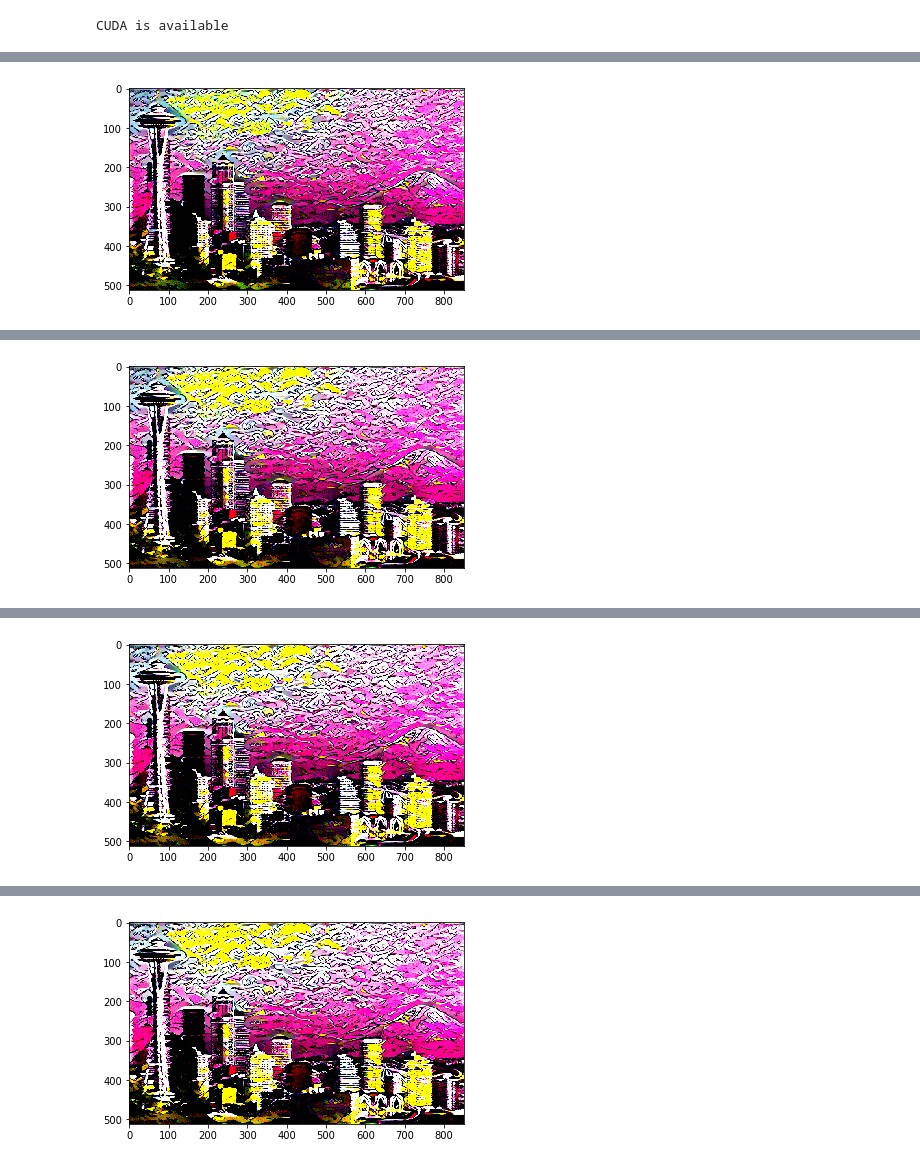
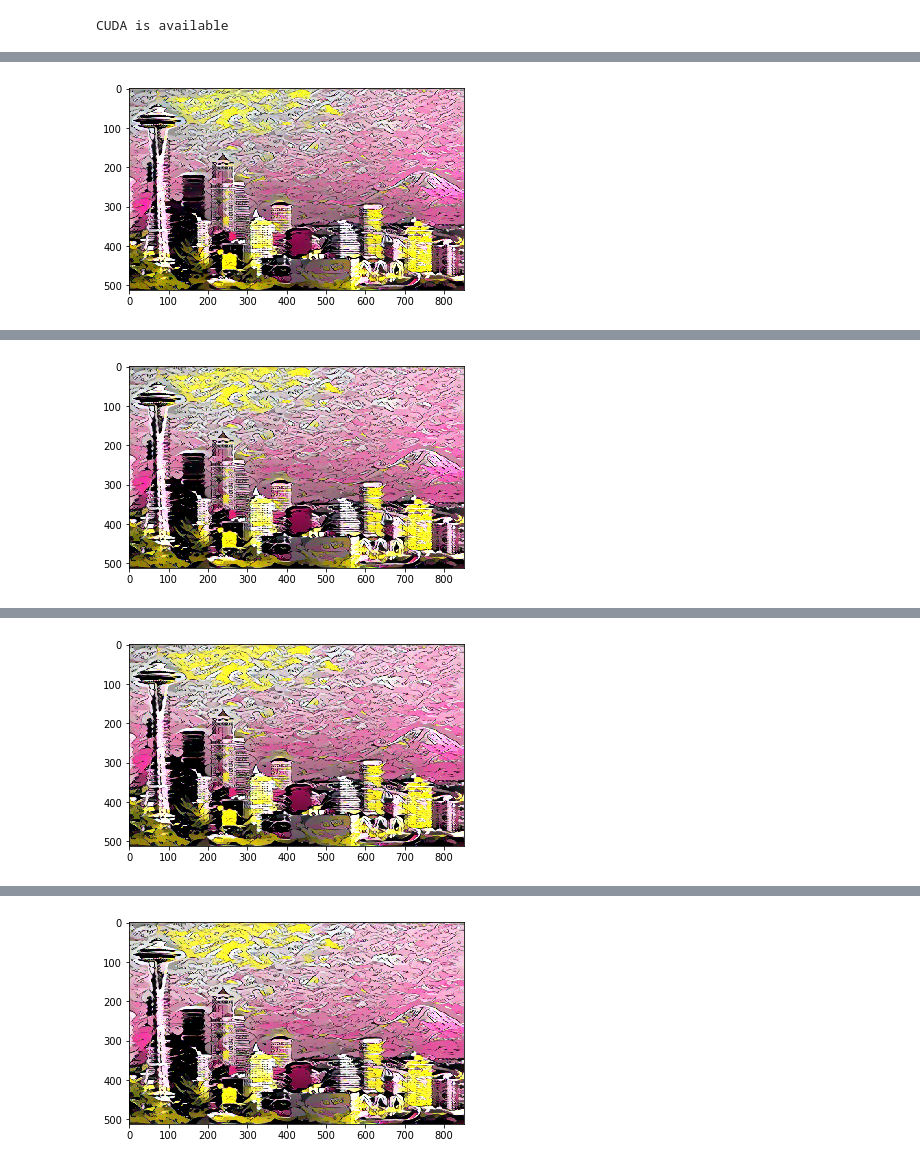
Before and after one commit to R-Aravind/style-transfer, a Jupyter notebook: style-transfer.ipynb, the cells around one changed output, grey strips where cells are left out. Cells and saved outputs as stored; diff of their text form; code cells hidden in the pictures.

```diff
--- a/style-transfer.ipynb
+++ b/style-transfer.ipynb
@@ -53,7 +53,7 @@ def show_image(tensor):
     image = tensor.to("cpu").clone().detach()
     image = image.numpy().squeeze()
     image = image.transpose(1,2,0)
-    image = image * (np.array((0.229, 0.224, 0.225)) + np.array((0.485, 0.456, 0.406)))
+    image = image * np.array((0.229, 0.224, 0.225)) + np.array((0.485, 0.456, 0.406))
     image = image.clip(0, 1)
 
     return image
@@ -145,8 +145,8 @@ for i in range(5):
     gc.collect()
     torch.cuda.empty_cache()
 # %%
-show_every = 400
-steps = 2000
+show_every = 800
+steps = 4000
 
 losses = {'content': [],
           'style' : [],
@@ -178,9 +178,9 @@ for i in range(1, steps+1):
 
     total_loss = content_weight * content_loss + style_weight * style_loss
 
-    losses['content'].append(content_loss.item())
-    losses['style'].append(style_loss.item())
-    losses['total'].append(total_loss.item())
+#     losses['content'].append(content_loss.item())
+#     losses['style'].append(style_loss.item())
+#     losses['total'].append(total_loss.item())
 
     optimizer.zero_grad()
     total_loss.backward()
@@ -195 +195 @@ for i in range(1, steps+1):
-[figure, old version]
+[figure, new version]
@@ -197 +197 @@ for i in range(1, steps+1):
-[figure, old version]
+[figure, new version]
@@ -199 +199 @@ for i in range(1, steps+1):
-[figure, old version]
+[figure, new version]
@@ -201 +201 @@ for i in range(1, steps+1):
-[figure, old version]
+[figure, new version]
```
Also changed, not shown: parts of 2 cells of this notebook.
